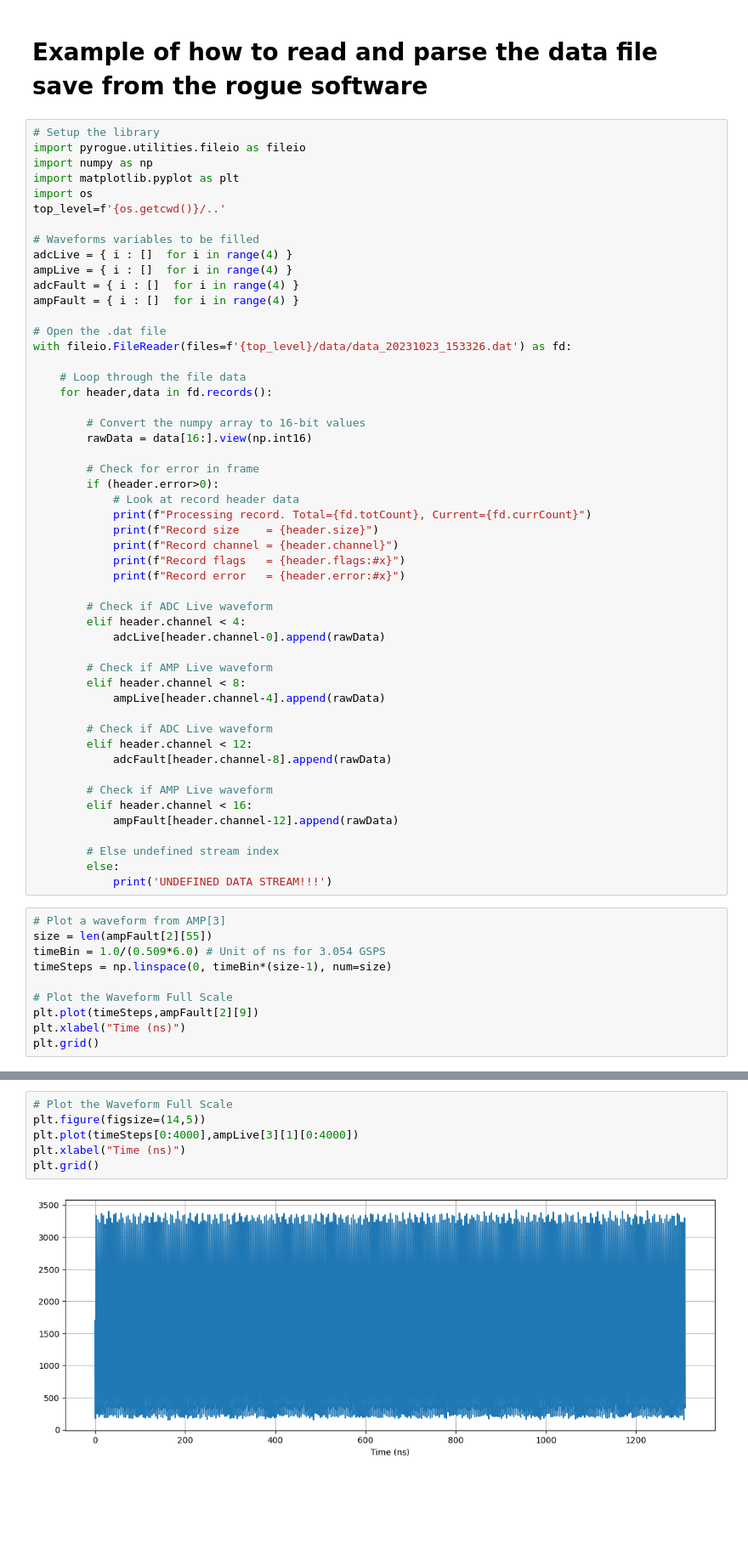
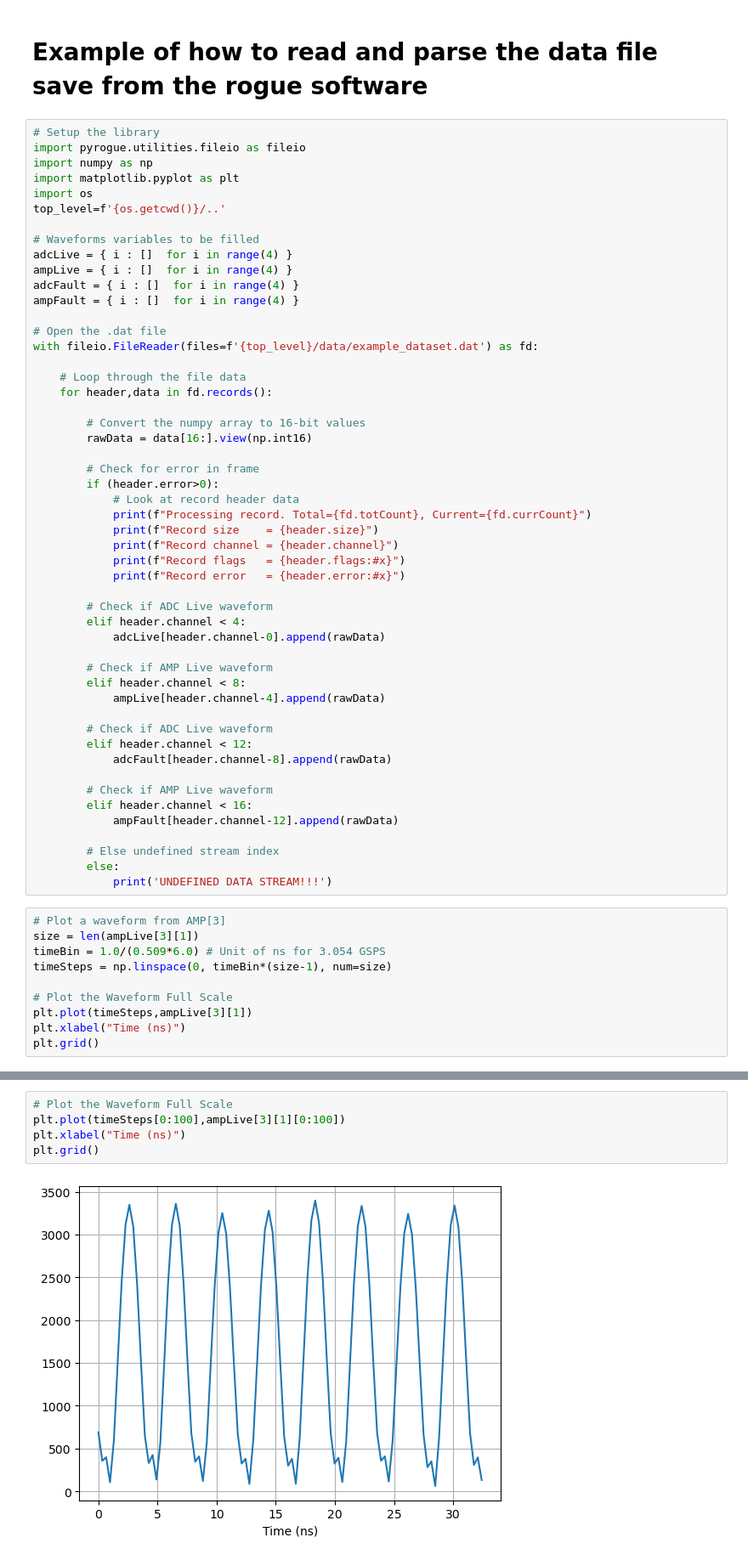
Before and after one commit to slaclab/kek-bpm-rfsoc-dev, a Jupyter notebook: software/notebooks/ExampleDatFileReader.ipynb, the cells around one changed output, grey strips where cells are left out. Shown: that part at 85% size. Saved outputs shown, nothing was run; the diff lists cells and outputs as text; blank space fills up the shorter version.

```diff
--- a/software/notebooks/ExampleDatFileReader.ipynb
+++ b/software/notebooks/ExampleDatFileReader.ipynb
@@ -15,7 +15,7 @@ adcFault = { i : []  for i in range(4) }
 ampFault = { i : []  for i in range(4) }
 
 # Open the .dat file
-with fileio.FileReader(files=f'{top_level}/data/data_20231023_153326.dat') as fd:
+with fileio.FileReader(files=f'{top_level}/data/example_dataset.dat') as fd:
 
     # Loop through the file data
     for header,data in fd.records():
@@ -53,12 +53,12 @@ with fileio.FileReader(files=f'{top_level}/data/data_20231023_153326.dat') as fd
             print('UNDEFINED DATA STREAM!!!')
 # %%
 # Plot a waveform from AMP[3]
-size = len(ampFault[2][55])
+size = len(ampLive[3][1])
 timeBin = 1.0/(0.509*6.0) # Unit of ns for 3.054 GSPS
 timeSteps = np.linspace(0, timeBin*(size-1), num=size)
 
 # Plot the Waveform Full Scale
-plt.plot(timeSteps,ampFault[2][9])
+plt.plot(timeSteps,ampLive[3][1])
 plt.xlabel("Time (ns)")
 plt.grid()
 # %% [output]
@@ -66,8 +66,7 @@ plt.grid()
 # %%
 # Plot the Waveform Full Scale
-plt.figure(figsize=(14,5))
-plt.plot(timeSteps[0:4000],ampLive[3][1][0:4000])
+plt.plot(timeSteps[0:100],ampLive[3][1][0:100])
 plt.xlabel("Time (ns)")
 plt.grid()
 # %% [output]
-[figure, old version]
+[figure, new version]
```
Also changed, not shown: parts of 4 cells of this notebook.
